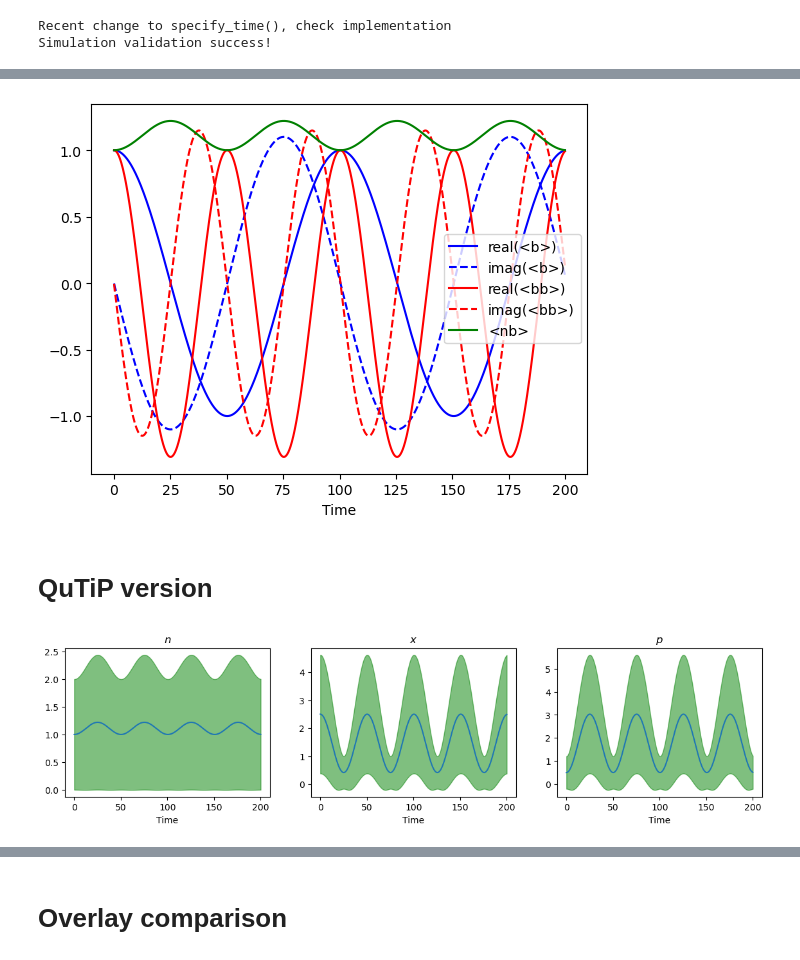
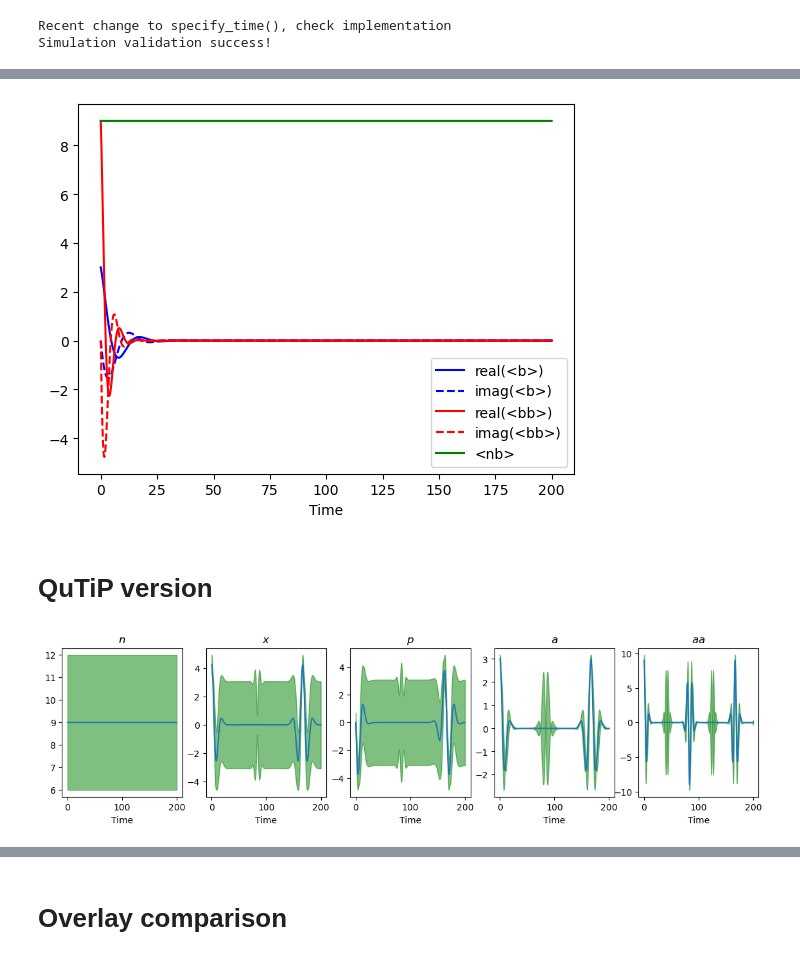
Before and after one commit to borismesits/cuda-cqed, a Jupyter notebook: notebooks/QuTiP vs cuda-cqed - Kerr Dephase.ipynb, the cells around one changed output, grey strips where cells are left out. Cells and saved outputs as stored; diff of their text form; code cells hidden in the pictures.

```diff
--- a/notebooks/QuTiP vs cuda-cqed - Kerr Dephase.ipynb
+++ b/notebooks/QuTiP vs cuda-cqed - Kerr Dephase.ipynb
@@ -71,22 +76,21 @@ pi = np.pi
 
 sim = Sim(use_complex=True)
 
-sim.add_param('wb', wb, is_excitation=True)
-# sim.add_param('sqrtkb', np.sqrt(1e7 * 2 * np.pi)) # in MHz
-sim.add_param('g3', g3)
-sim.add_paramsweep('amplG', 0, s1, 201)  # 18 - gain
+sim.add_param('wa', wb, is_excitation=True)
+sim.add_param('sqrtka', np.sqrt(kappa_int))
+sim.add_param('gamma_phi', gamma_phi)
+sim.add_param('K', K)
+sim.add_param('A', A)
+sim.add_param('B', B)
 sim.add_param('IC', disp)
 
-sim.add_EOM('s1', '0', IC_str='amplG')
-
-# sim.add_EOM('b', '-1j*wb*b - (sqrtkb**2/2)*b + 1j*g3*conjugate(b)*s1 - 1j*b*K*abs(b)**2',IC_str='IC')
-sim.add_EOM('b', '-1j*wb*b -2j*g3*conjugate(b)*s1',IC_str='IC')
-sim.add_EOM('bb', '-2j*wb*bb -2j*g3*s1 -4j*g3*s1*nb', IC_str='IC**2')
-sim.add_EOM('nb', '2j*g3*bb*s1 -2j*g3*conjugate(bb)*s1',IC_str='IC**2')
+sim.add_EOM('a', '-2j*K*na*a - A*K*na*a - gamma_phi*a/2 - (sqrtka**2)/2*a',IC_str='IC')
+sim.add_EOM('aa', '-2j*K*aa - 4j*K*na*aa - B*K*na*aa - gamma_phi*aa*2 - (sqrtka**2)*aa', IC_str='IC**2')
+sim.add_EOM('na', '-(sqrtka**2)*na',IC_str='abs(IC)**2')
 
 sim.set_solve_type('all')
 
-sim.specify_time(t_f=200, pts=5001)
+sim.specify_time(t_f=200, pts=20001)
 
 sim.validate()
 # %% [output]
@@ -103,0 +99,6 @@ td = t.copy()
+# %%
+x, t = sim.quick_trace()
+
+
+plt.plot(t, x[0,:])
+plt.show()
@@ -166,15 +166,15 @@ plt.show()
 # %%
 tlist = np.unique(t)
-plt.plot(tlist, np.real(b[i,:]),'b-',label='real(<b>)')
-plt.plot(tlist, np.imag(b[i,:]),'b--',label='imag(<b>)')
-plt.plot(tlist, np.real(bb[i,:]),'r-',label='real(<bb>)')
-plt.plot(tlist, np.imag(bb[i,:]),'r--',label='imag(<bb>)')
-plt.plot(tlist, np.real(nb[i,:]),'g',label='<nb>')
+plt.plot(tlist, np.real(b),'b-',label='real(<b>)')
+plt.plot(tlist, np.imag(b),'b--',label='imag(<b>)')
+plt.plot(tlist, np.real(bb),'r-',label='real(<bb>)')
+plt.plot(tlist, np.imag(bb),'r--',label='imag(<bb>)')
+plt.plot(tlist, np.real(nb),'g',label='<nb>')
 plt.legend()
 plt.xlabel('Time')
 plt.show()
 # %% [output]
-[figure, old version]
+[figure, new version]
 # %% [markdown]
 # QuTiP version
 # %%
@@ -189,8 +189,7 @@ from qutip import (about, basis, coherent, destroy, displace, expect, mesolve,
 
 %matplotlib inline
 # %%
-N = 100
-tlist = np.linspace(0, 200, 5001)  # periods
+N = 30
 
 # operators
 a = destroy(N)
@@ -198,9 +197,9 @@ n = num(N)
 x = (a + a.dag()) / np.sqrt(2)
 p = -1j * (a - a.dag()) / np.sqrt(2)
 
-H = g2*(a.dag()**2 + a**2) + wb*a.dag()*a
+H = K*a.dag()*a.dag()*a*a
 
-c_ops = []
+c_ops = [np.sqrt(gamma_phi)*a.dag()*a, np.sqrt(kappa_int)*a]
 # %%
 def plot_expect_with_variance(N, op_list, op_title, states):
     """
@@ -226,13 +225,13 @@ def plot_expect_with_variance(N, op_list, op_title, states):
 # %%
 psi0 = coherent(N, disp)
 
-result = mesolve(H, psi0, tlist, c_ops, [], options={'nsteps': 100000})
+result = mesolve(H, psi0, t, c_ops, [], options={'nsteps': 100000})
 
-plot_expect_with_variance(N, [n, x*x, p*p], [r"$n$", r"$x$", r"$p$"],
+plot_expect_with_variance(N, [n, x, p, a, a*a], [r"$n$", r"$x$", r"$p$",  r"$a$",  r"$aa$"],
                           result.states);
 plt.show()
 # %% [output]
-[figure, old version]
+[figure, new version]
 # %%
 # i = 0
 
```
Also changed, not shown: parts of 13 cells of this notebook, 6 other files.
